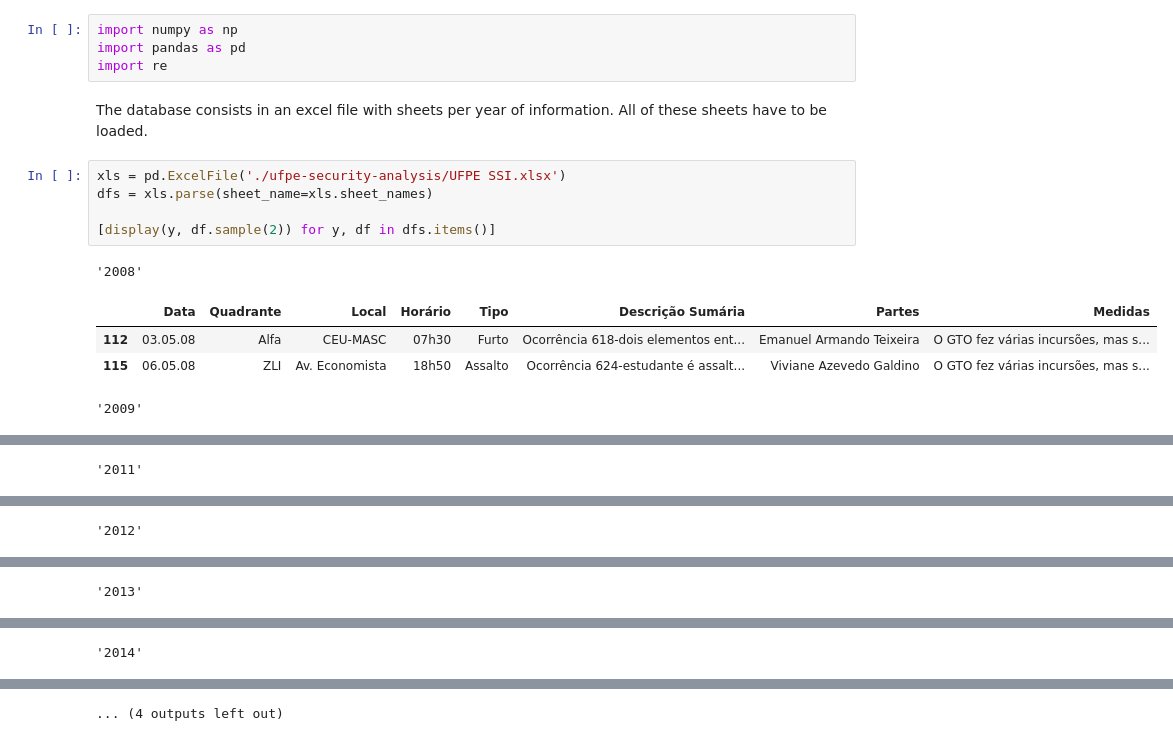
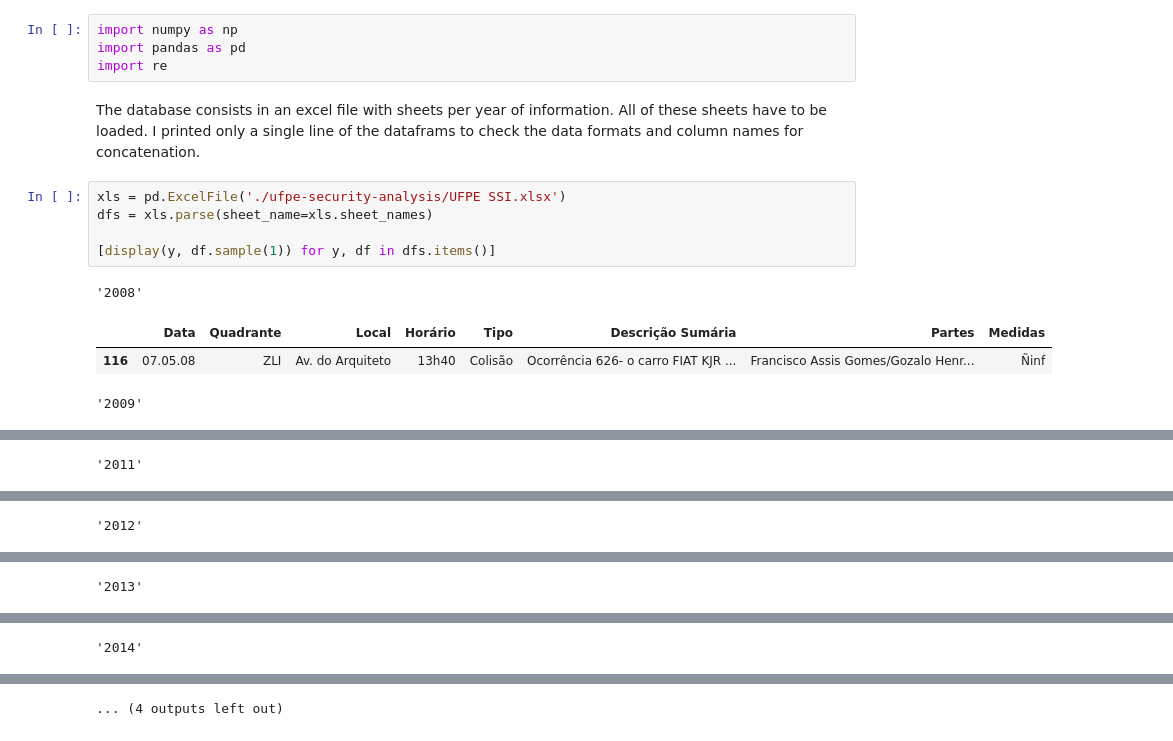
Before and after one commit to pedro00dk/ufpe-security-analysis, a Jupyter notebook: ufpe_sa.ipynb, the cells around one changed output, grey strips where cells are left out. Cells and saved outputs as stored; diff of their text form.

```diff
--- a/ufpe_sa.ipynb
+++ b/ufpe_sa.ipynb
@@ -31,16 +27,15 @@ import numpy as np
 import pandas as pd
 import re
 # %% [markdown]
-The database consists in an excel file with sheets per year of information. All of these sheets have to be loaded.
+The database consists in an excel file with sheets per year of information. All of these sheets have to be loaded. I printed only a single line of the dataframs to check the data formats and column names for concatenation.
 # %%
 xls = pd.ExcelFile('./ufpe-security-analysis/UFPE SSI.xlsx')
 dfs = xls.parse(sheet_name=xls.sheet_names)
 
-[display(y, df.sample(2)) for y, df in dfs.items()]
+[display(y, df.sample(1)) for y, df in dfs.items()]
 # %% [output]
 '2008'
 |  | Data | Quadrante | Local | Horário | Tipo | Descrição Sumária | Partes | Medidas |
-| 112 | 03.05.08 | Alfa | CEU-MASC | 07h30 | Furto | Ocorrência 618-dois elementos ent... | Emanuel Armando Teixeira | O GTO fez várias incursões, mas s... |
-| 115 | 06.05.08 | ZLI | Av. Economista | 18h50 | Assalto | Ocorrência 624-estudante é assalt... | Viviane Azevedo Galdino | O GTO fez várias incursões, mas s... |
+| 116 | 07.05.08 | ZLI | Av. do Arquiteto | 13h40 | Colisão | Ocorrência 626- o carro FIAT KJR ... | Francisco Assis Gomes/Gozalo Henr... | Ñinf |
 '2009'
 |  | Data | Quadrante | Local | Horário | Tipo | Descrição Sumária | Partes | Medidas |
```
Also changed, not shown: parts of 5 cells of this notebook.
